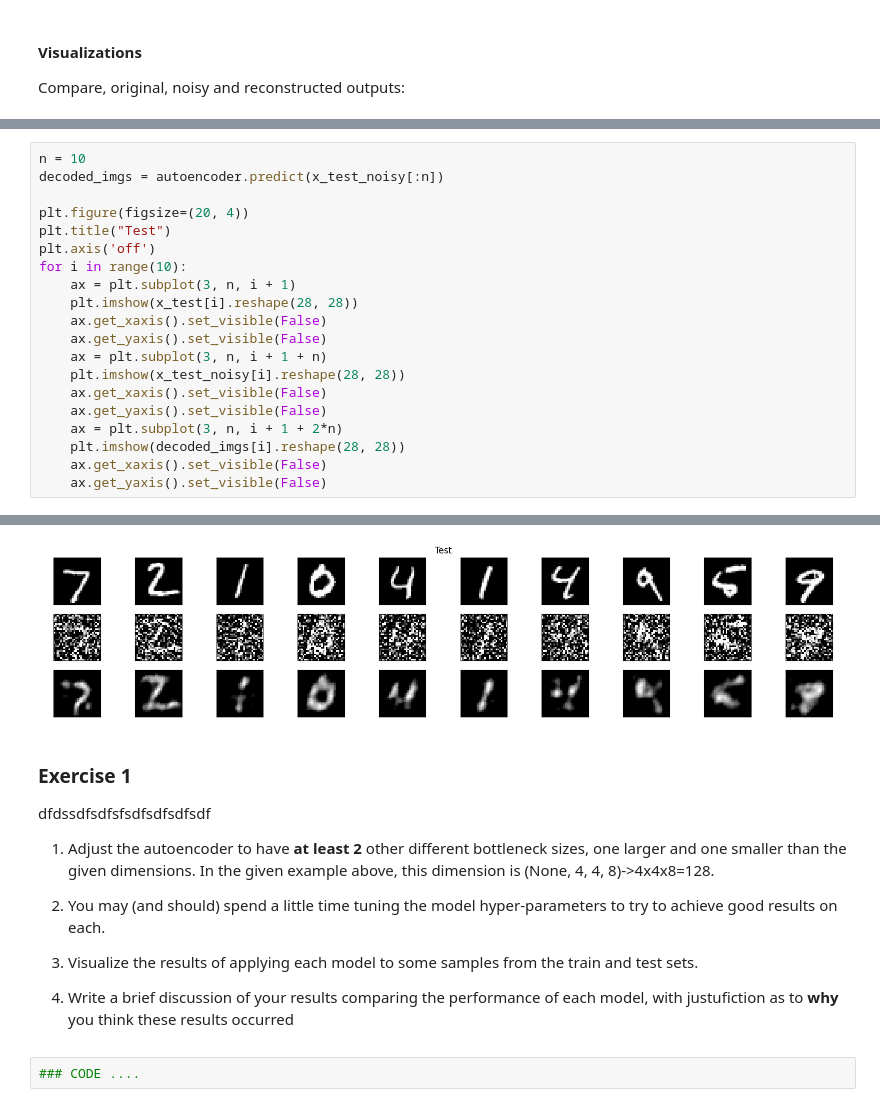
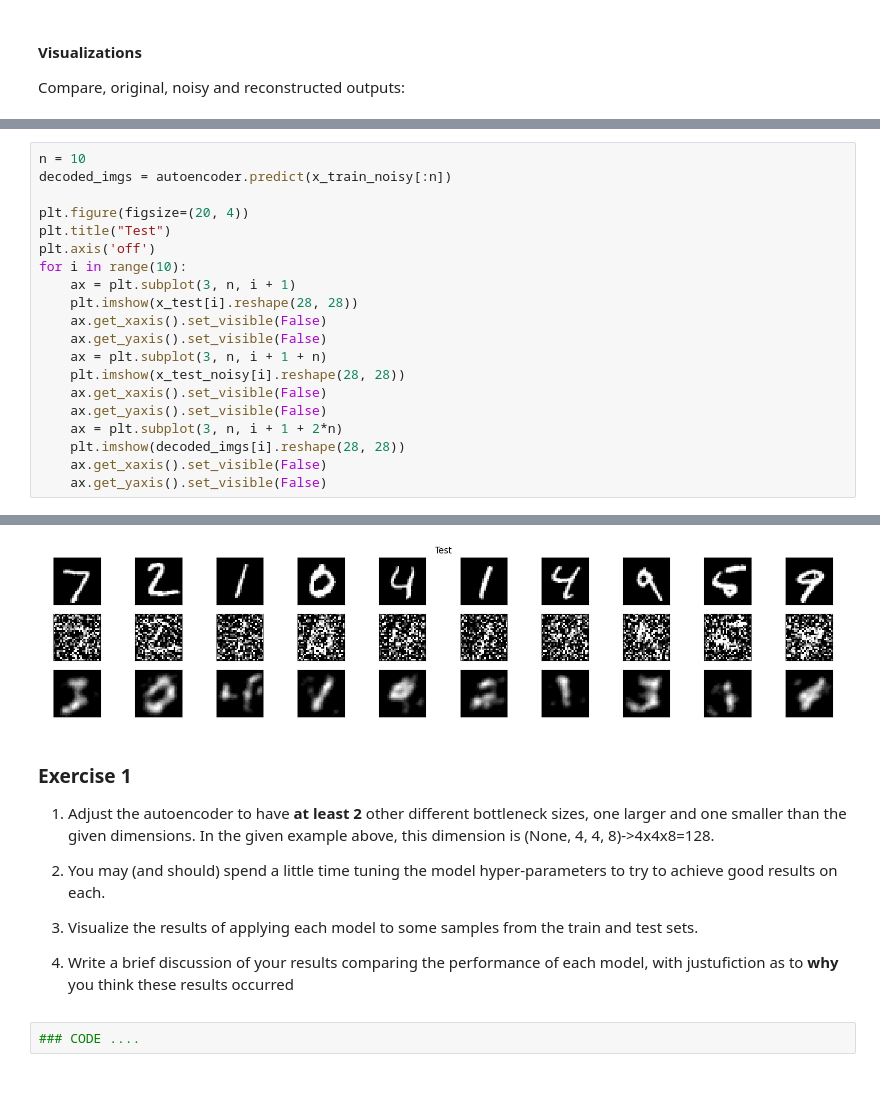
Before and after one commit to Freed0mclub/Lab-01, a Jupyter notebook: CS6421_Assignment_02.ipynb, the cells around one changed output, grey strips where cells are left out. Cells and saved outputs as stored; diff of their text form.

```diff
--- a/CS6421_Assignment_02.ipynb
+++ b/CS6421_Assignment_02.ipynb
@@ -183,7 +183,7 @@ for i in range(10):
 [figure]
 # %%
 n = 10
-decoded_imgs = autoencoder.predict(x_test_noisy[:n])
+decoded_imgs = autoencoder.predict(x_train_noisy[:n])
 
 plt.figure(figsize=(20, 4))
 plt.title("Test")
@@ -206,4 +206,4 @@ for i in range(10):
-[figure, old version]
+[figure, new version]
 # %% [markdown]
 
 
@@ -217,7 +217,7 @@ for i in range(10):
 
 
 
-dfdssdfsdfsfsdfsdfsdfsdf
+
 1. Adjust the autoencoder to have **at least 2** other different bottleneck sizes, one larger and one smaller than the given dimensions. In the given example above, this dimension is (None, 4, 4, 8)->4x4x8=128.
 
 2. You may (and should) spend a little time tuning the model hyper-parameters to try to achieve good results on each.
```
Also changed, not shown: parts of 17 cells of this notebook.
